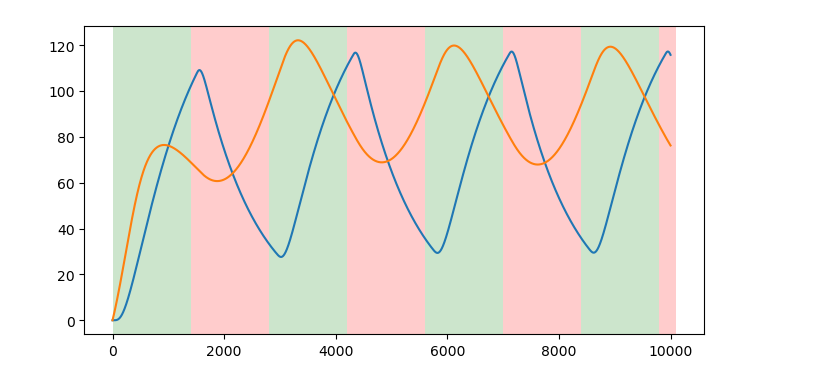
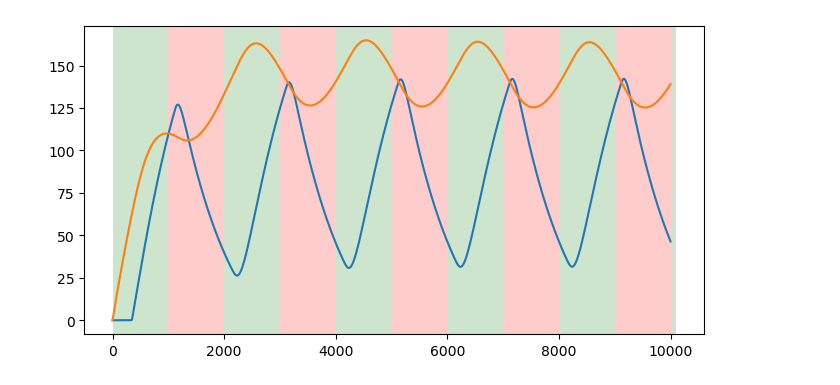
Before and after one commit to mhossein7/aisam, a Jupyter notebook: model/ODE.ipynb, the cells around one changed output. Drawn from its saved outputs; the diff is of its cells as text; code cells hidden in the pictures.

```diff
--- a/model/ODE.ipynb
+++ b/model/ODE.ipynb
@@ -40,38 +40,54 @@ def rxn2(x,t,params,params_tet,stim_vec):
         U- c2*H,
         h1 - h2*E,
         alpha * E * L - delta_T * T,
-        beta*E/(1+(T/k_tet)**n_tet) - delta * F
+        beta*E/(1+((T)/k_tet)**n_tet) - delta * F
     ]
+
+def rxn3(x,t,params,params_tet,stim_vec):
+    alpha , k , n , tau_delay , h1 , h2 ,c2 , delta_T = params
+    alpha , beta, k_tet , k , n ,n_tet, tau_delay , h1 , h2 , c2,delta,s_r,s_tot = params_tet
+    H,E,T,F,S = x
+    U = stim_vec[max(int((t-tau_delay)/5),0)]
+    L = ((c2*H)**n)/(k + (c2*H)**n)
+    return [
+        1*U- c2*H,
+        h1 - h2*E,
+        alpha * E * L - delta_T * T - S*T*s_r,
+        beta*E/(1+((T)/k_tet)**n_tet) - delta * F,
+        -S*T*s_r + delta_T*(s_tot-S)
+    ]
 # %%
 delta = 0.01
-alpha = 1
+alpha = 1.75
 beta = 1
 k = 0.4851
-k_tet = 50
+k_tet = 100
 h1 = 2.3435*0.0303
 h2 = 0.0303
 tau_delay = 12
 n=3.6
 n_tet = 2
 c2 = 0.0631
+s_r = 10
+s_tot = 35
 params = [alpha , k , n , tau_delay , h1 , h2 ,c2 , delta]
-params_tet = [alpha , beta, k_tet , k , n ,n_tet, tau_delay , h1 , h2 , c2,delta]
+params_tet = [alpha , beta, k_tet , k , n ,n_tet, tau_delay , h1 , h2 , c2,delta,s_r,s_tot]
 
 
 t = np.linspace(0,1000,10000)
-x0 = [0,round(np.random.poisson(h1/h2)),0,0]
-stim_vec = repetitive_stim_maker(7,int(1000/5)+2)
-sol = INT.odeint(rxn2,x0,t,args = (params,params_tet,stim_vec))
+x0 = [0,round(np.random.poisson(h1/h2)),0,0,s_tot]
+stim_vec = repetitive_stim_maker(10,int(1000/5)+2)
+sol = INT.odeint(rxn3,x0,t,args = (params,params_tet,stim_vec))
 
 fig, ax = plt.subplots(figsize=(8, 4))
 for i, val in enumerate(stim_vec):
         x_start =  i * 50
         x_end = x_start + 50
         color = 'green' if val == 1 else 'red'
         ax.axvspan(x_start, x_end, facecolor=color, alpha=0.2)
 
 plt.plot(sol[:,2])
 plt.plot(sol[:,3])
 plt.show()
 # %% [output]
-[figure, old version]
+[figure, new version]
```
Also changed, not shown: 1 other file.
